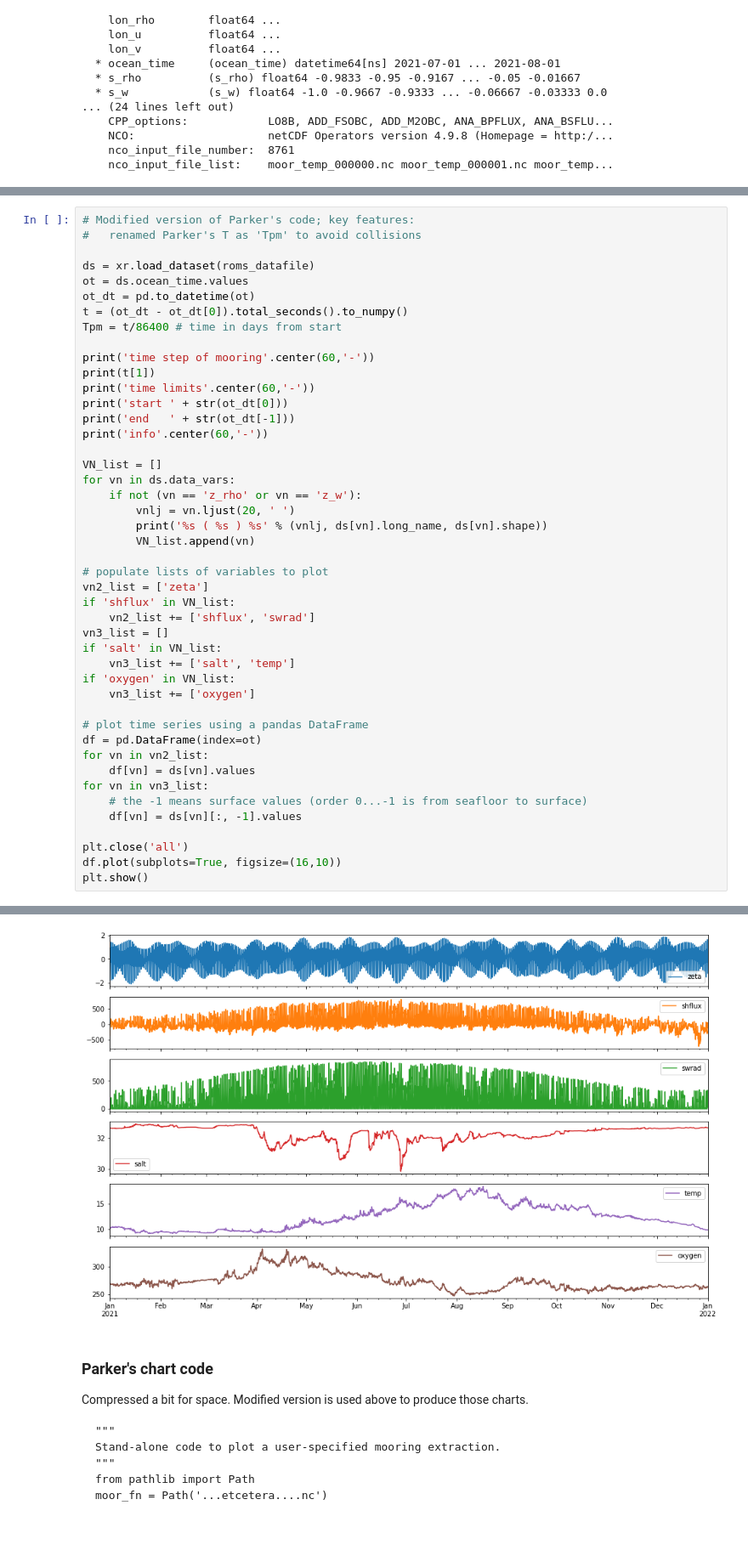
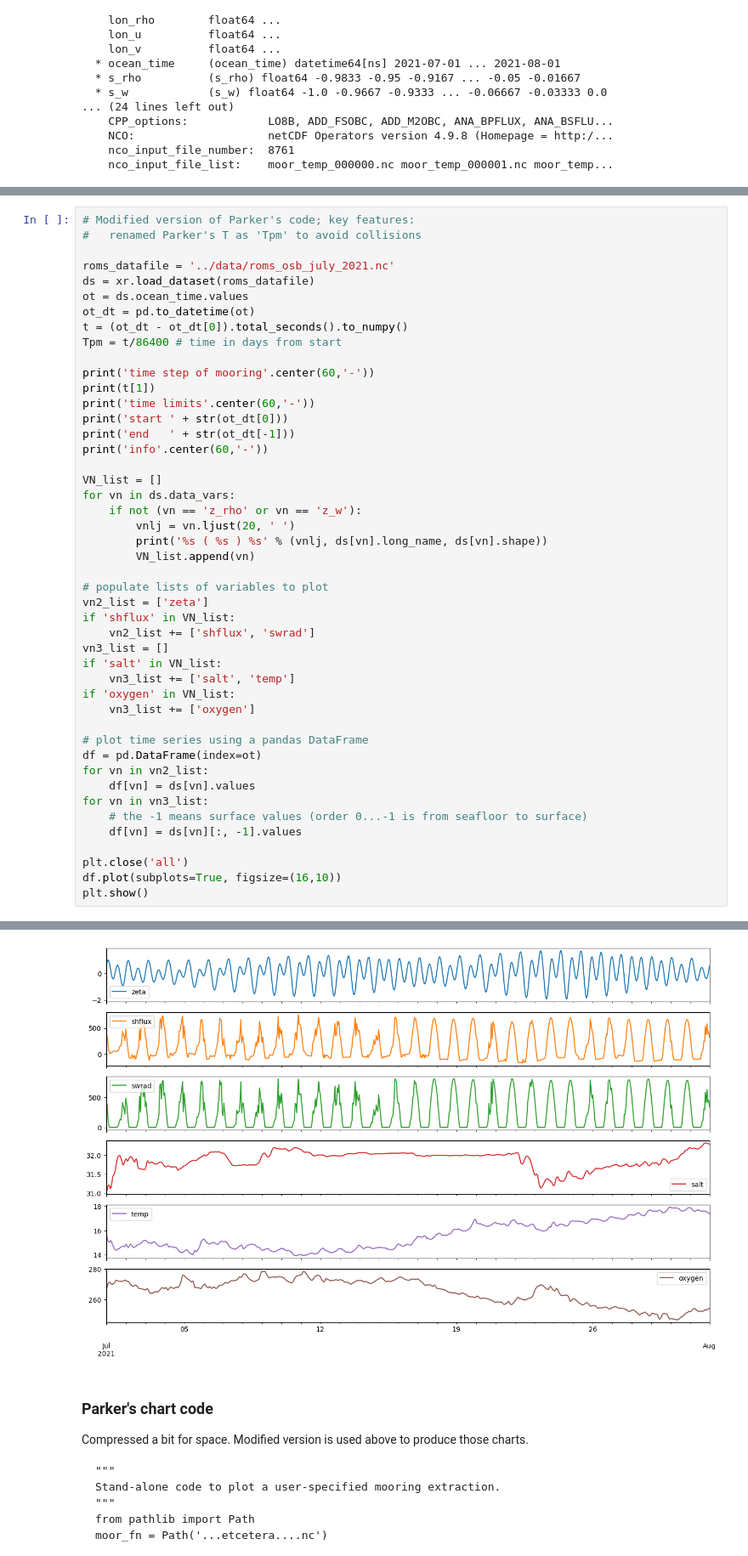
Before and after one commit to geo-smart/ocean, a Jupyter notebook: rob notebooks/ROMS.ipynb, the cells around one changed output, grey strips where cells are left out. Shown: that part at 85% size. Saved outputs shown, nothing was run; the diff lists cells and outputs as text; blank space fills up the shorter version.

```diff
--- a/rob notebooks/ROMS.ipynb
+++ b/rob notebooks/ROMS.ipynb
@@ -255,6 +145,7 @@ for i in [0, 1, 2, 3, 4, 25, 26, 27, 28, 29]:
 # Modified version of Parker's code; key features:
 #   renamed Parker's T as 'Tpm' to avoid collisions
 
+roms_datafile = '../data/roms_osb_july_2021.nc'
 ds = xr.load_dataset(roms_datafile)
 ot = ds.ocean_time.values
 ot_dt = pd.to_datetime(ot)
@@ -317,4 +208,4 @@ zooplankton          ( zooplankton concentration ) (8761, 30)
-[figure, old version]
+[figure, new version]
 # %% [markdown]
 ### Parker's chart code
 
```
Also changed, not shown: parts of 16 cells of this notebook.
